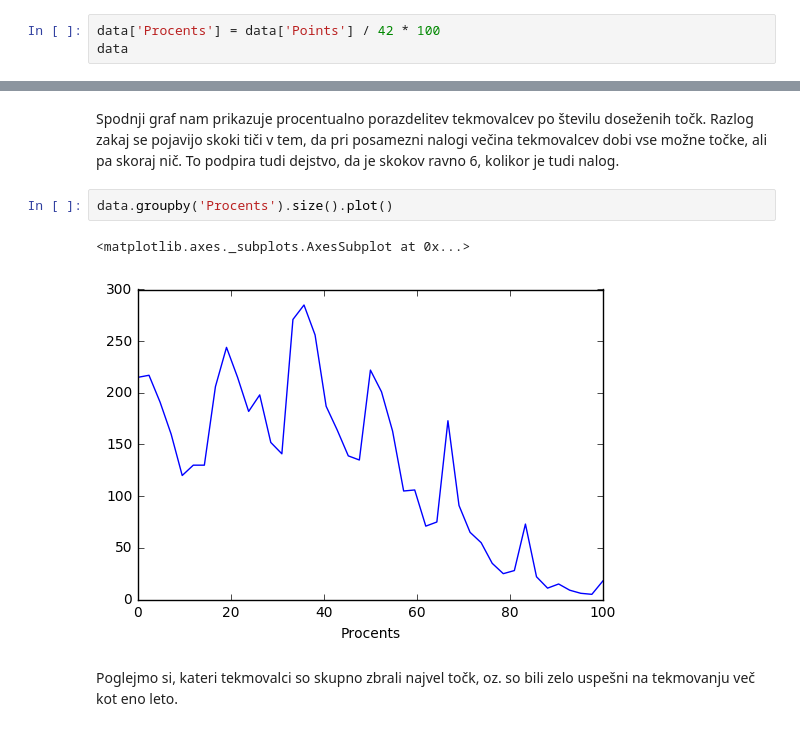
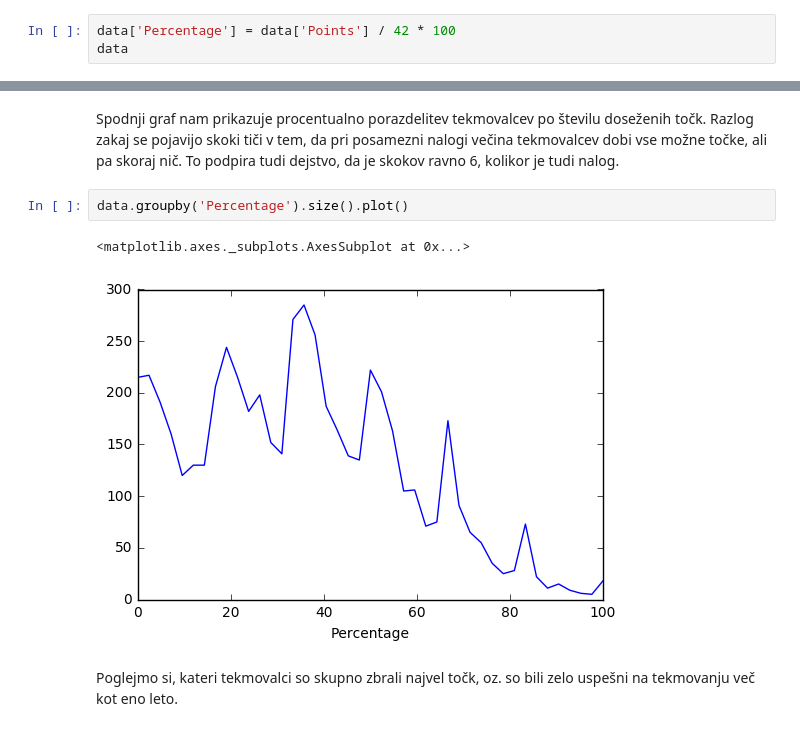
Before and after one commit to lenarttreven/projekt_programiranje_1, a Jupyter notebook: projekt.ipynb, the cells around one changed output, grey strips where cells are left out. Drawn from its saved outputs; the diff is of its cells as text.

```diff
--- a/projekt.ipynb
+++ b/projekt.ipynb
@@ -51,5 +51,5 @@ Našim podatkom bom dodal še en stolpec in sicer **Procents**,
 # %%
-data['Procents'] = data['Points'] / 42 * 100
+data['Percentage'] = data['Points'] / 42 * 100
 data
 # %% [output]
 |  | Name | Short_country_name | Full_country_name | P1 | P2 | P3 | P4 | P5 | P6 | ... |
@@ -74,10 +74,10 @@ data
 # %% [markdown]
 Spodnji graf nam prikazuje procentualno porazdelitev tekmovalcev po številu doseženih točk. Razlog zakaj se pojavijo skoki tiči v tem, da pri posamezni nalogi večina tekmovalcev dobi vse možne točke, ali pa skoraj nič. To podpira tudi dejstvo, da je skokov ravno 6, kolikor je tudi nalog.
 # %%
-data.groupby('Procents').size().plot()
+data.groupby('Percentage').size().plot()
 # %% [output]
 <matplotlib.axes._subplots.AxesSubplot at 0x...>
-[figure, old version]
+[figure, new version]
 # %% [markdown]
 Poglejmo si, kateri tekmovalci so skupno zbrali najvel točk, oz. so bili zelo uspešni na tekmovanju več kot eno leto.
 # %%
```
Also changed, not shown: parts of 2 cells of this notebook.
